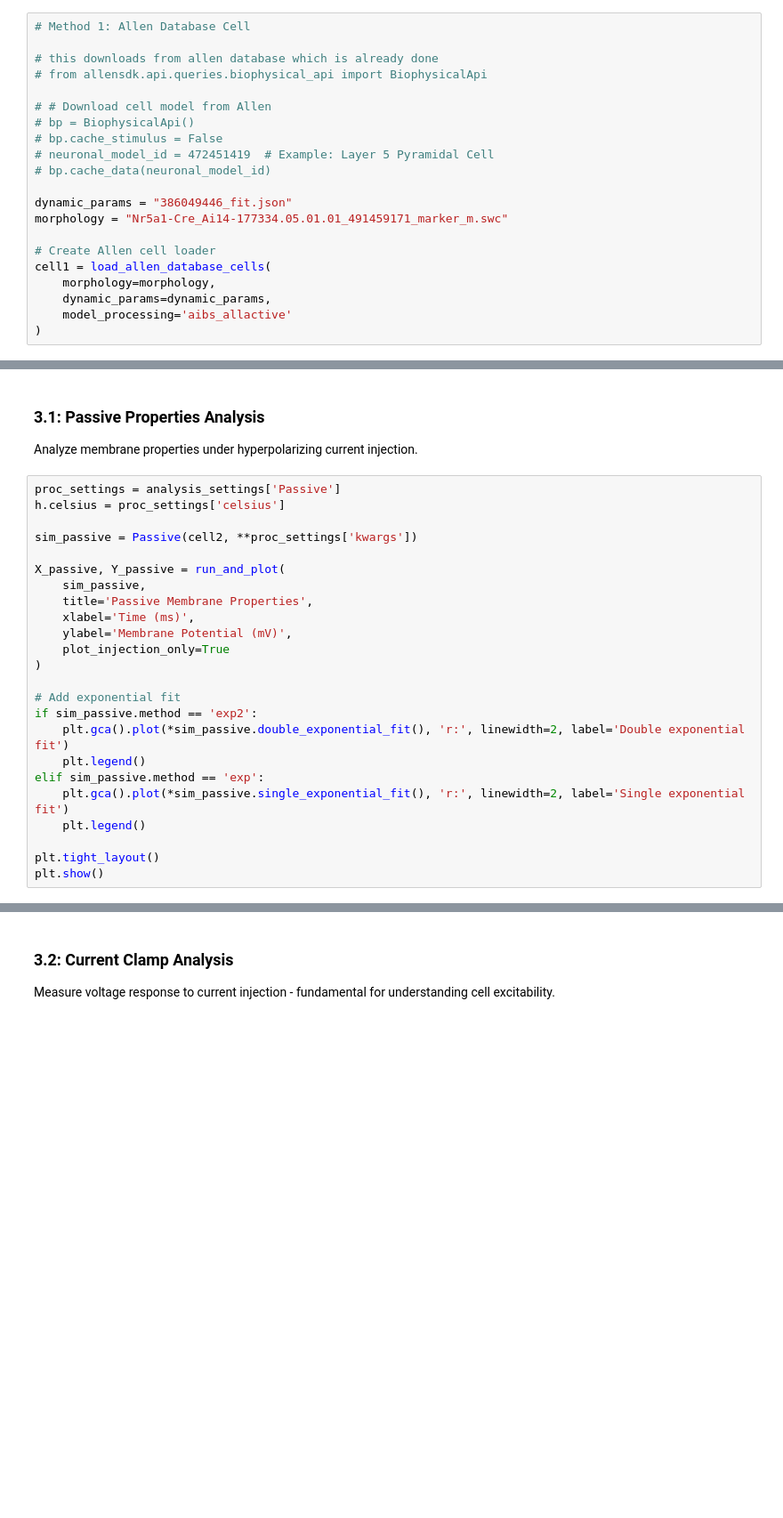
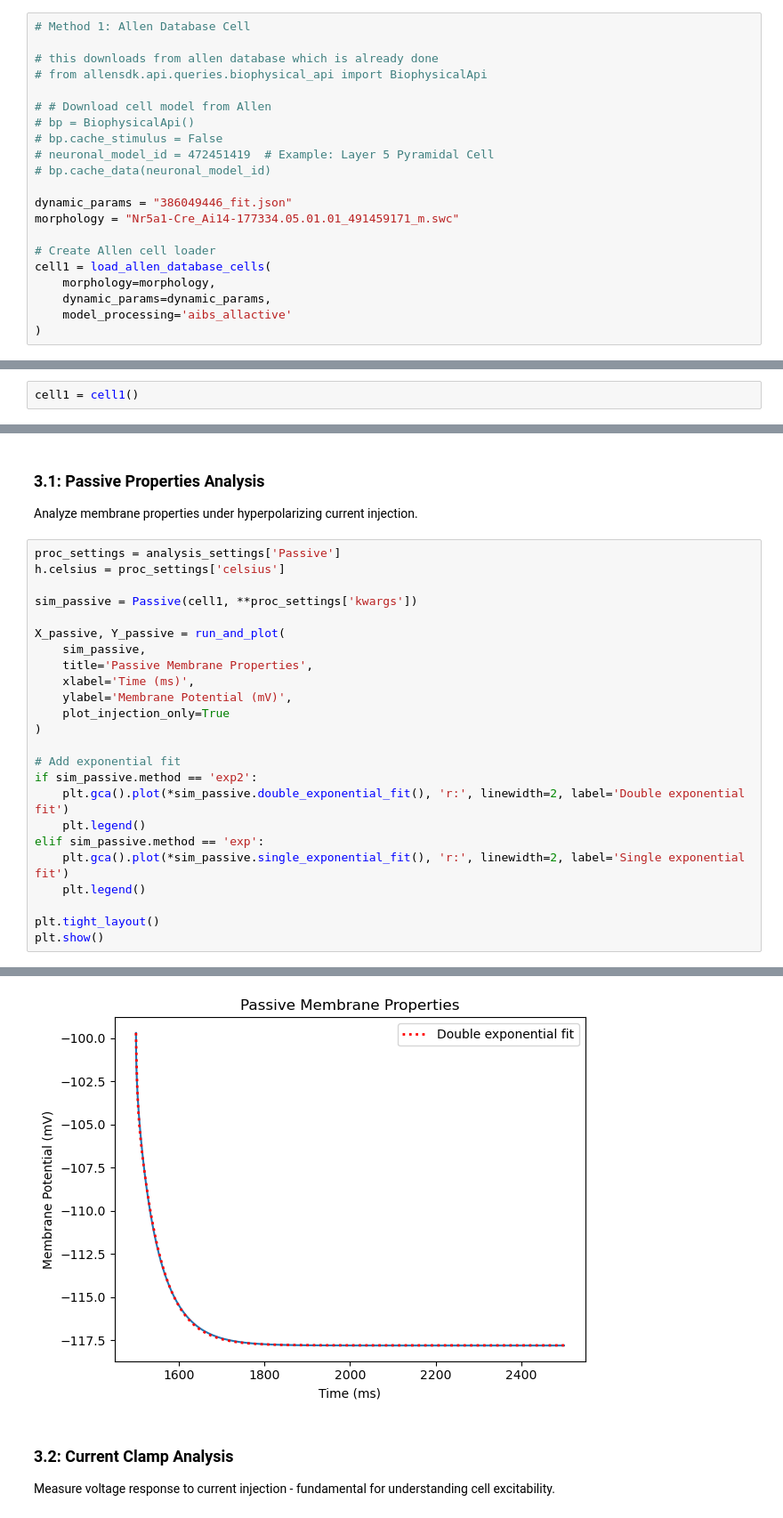
Before and after one commit to cyneuro/bmtool, a Jupyter notebook: docs/examples/notebooks/single_cell/single_cell_analysis.ipynb, the cells around one changed output, grey strips where cells are left out. Shown at 89% size. Saved outputs shown, nothing was run; the diff lists cells and outputs as text; blank space fills up the shorter version.

```diff
--- a/docs/examples/notebooks/single_cell/single_cell_analysis.ipynb
+++ b/docs/examples/notebooks/single_cell/single_cell_analysis.ipynb
@@ -65,7 +118,7 @@ Download and load a realistic neuron model from the Allen Institute Brain Observ
 # bp.cache_data(neuronal_model_id)
 
 dynamic_params = "386049446_fit.json"
-morphology = "Nr5a1-Cre_Ai14-177334.05.01.01_491459171_marker_m.swc"
+morphology = "Nr5a1-Cre_Ai14-177334.05.01.01_491459171_m.swc"
 
 # Create Allen cell loader
 cell1 = load_allen_database_cells(
@@ -76,3 +133,5 @@ cell1 = load_allen_database_cells(
+# %%
+cell1 = cell1()
 # %% [markdown]
 ### 2.2: Loading NEURON HOC Template Cells
 
@@ -250,7 +309,7 @@ Analyze membrane properties under hyperpolarizing current injection.
 proc_settings = analysis_settings['Passive']
 h.celsius = proc_settings['celsius']
 
-sim_passive = Passive(cell2, **proc_settings['kwargs'])
+sim_passive = Passive(cell1, **proc_settings['kwargs'])
 
 X_passive, Y_passive = run_and_plot(
     sim_passive,
@@ -270,3 +329,4 @@ elif sim_passive.method == 'exp':
 
 plt.tight_layout()
 plt.show()
+# %% [output]
@@ -273,3 +350,4 @@ plt.show()
+[figure, added]
 # %% [markdown]
 ### 3.2: Current Clamp Analysis
 
```
Also changed, not shown: parts of 10 cells of this notebook, 1 other file.
